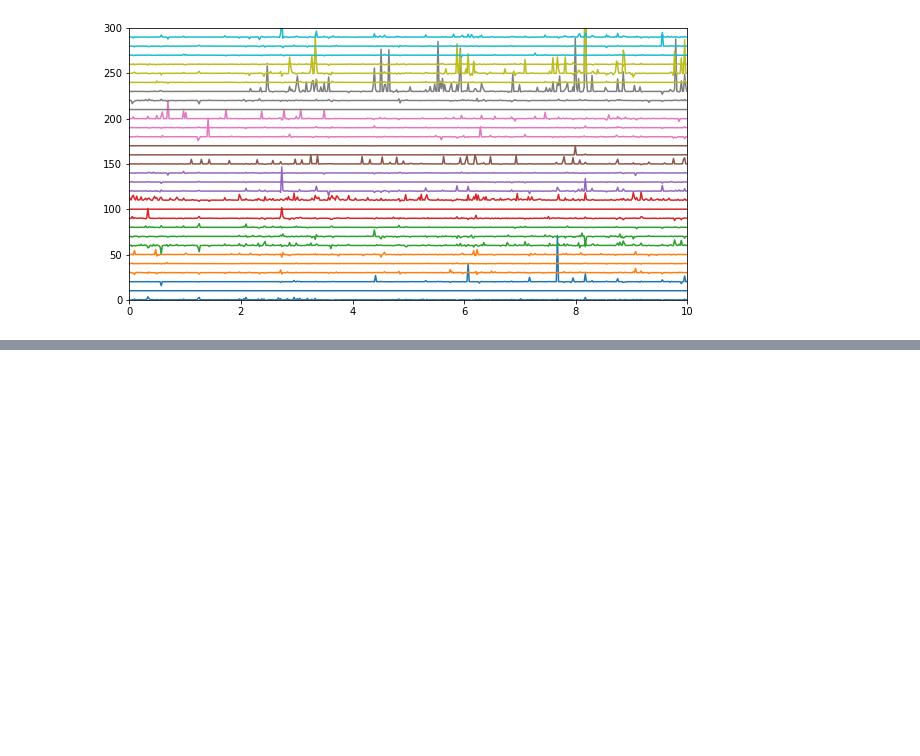
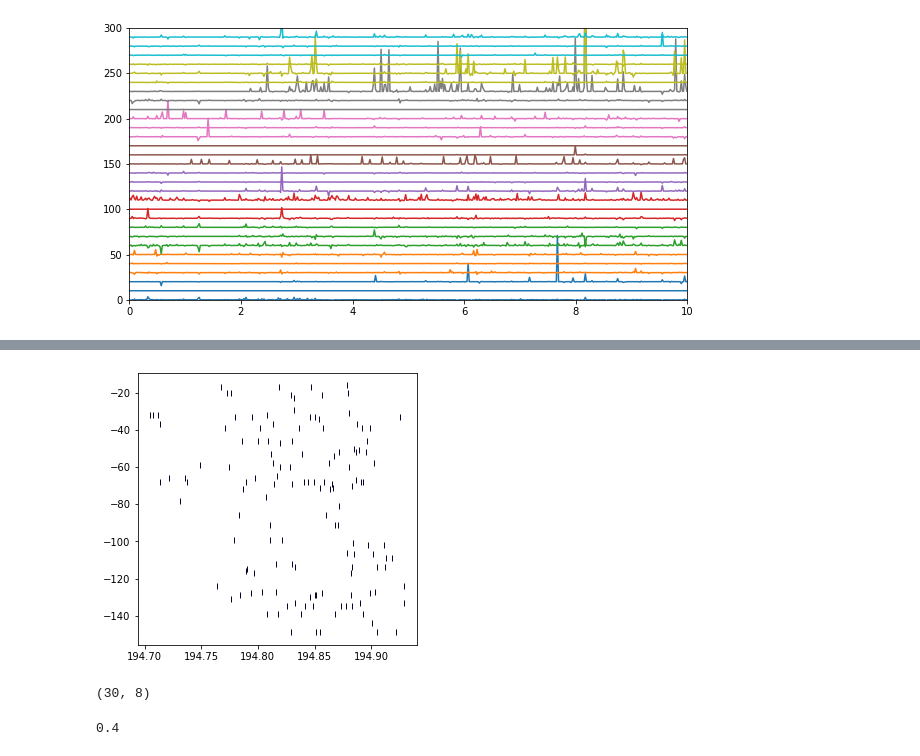
Before and after one commit to ryanharvey1/cell_assembly_replay, a Jupyter notebook: notebooks/cell_assembly.ipynb, the cells around one changed output, grey strips where cells are left out. Saved outputs shown, nothing was run; the diff lists cells and outputs as text; code cells hidden in the pictures; blank space fills up the shorter version.

```diff
--- a/notebooks/cell_assembly.ipynb
+++ b/notebooks/cell_assembly.ipynb
@@ -268,0 +312,5 @@ axs[1].plot(binned_st.bin_centers,assembly_act.data[i,:], color=cmap(i))
+# %%
+# n_cells_per_assembly
+for i,assmbl in enumerate(patterns):
+    thres = np.mean(assmbl) + np.std(assmbl)*2
+    assmbl_unit_id = sum(assmbl > thres)
@@ -269,9 +323,36 @@ axs[1].plot(binned_st.bin_centers,assembly_act.data[i,:], color=cmap(i))
+# %%
+# plot_assembl_strength(binned_st,st,patterns,assembly_act,[event.start_time, event.end_time],show_not_in_assmbl=True)
+
+
+fig, ax = plt.subplots(1,1,figsize=(5, 5))
+
+
+def plot_assembl_example(st,assembly_act,interval):
+    lower_lim = interval[0]
+    upper_lim = interval[1]
+
+    # plot spike raster within window
+    for i,s in enumerate(st.data):
+        s = s[(s >= lower_lim) & (s <= upper_lim)]
+        ax.plot(s,np.zeros(len(s))-15-i,'|',color='#0b032a')
+
+plot_assembl_example(st,[event.start_time, event.end_time])
+# %% [output]
+[figure, added]
 # %%
 # fraction of active assemblies active during spw-r
 
 # Activation of multiple assemblies within
 # single ripple events were quantified as the number active, as a fraction of the total
 # number identified for that session.
+# %%
+ curr_assembl.shape
+# %% [output]
+(30, 8)
+# %%
+sum(np.any(curr_assembl > 5,axis=1)) / curr_assembl.shape[0]
+# %% [output]
+0.4
 # %%
 # multi-assembly strength
 # %%
```
Also changed, not shown: parts of 23 cells of this notebook, 1 other file.
